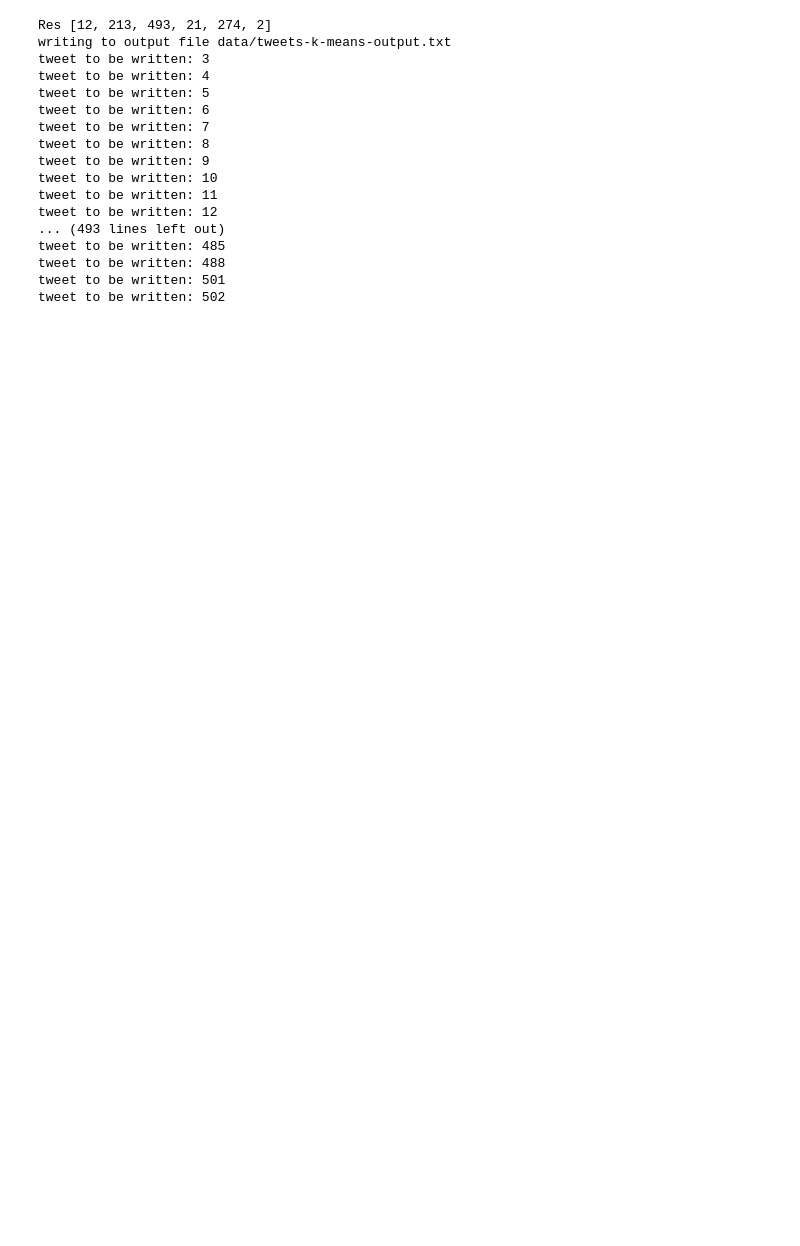
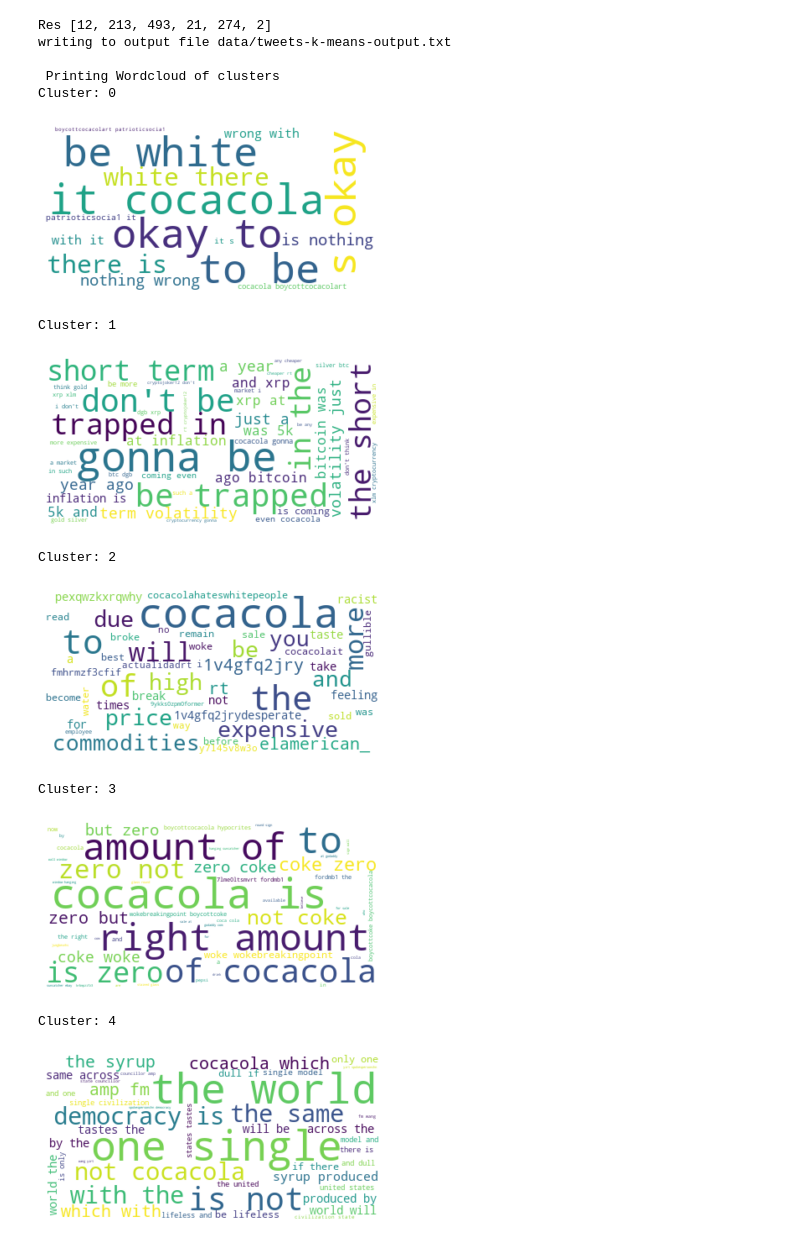
Before and after one commit to Prazhant/ISYE6740_Project, a Jupyter notebook: kmeans_clustering_jaccard.ipynb, the cells around one changed output. Cells and saved outputs as stored; diff of their text form; code cells hidden in the pictures; blank space fills up the shorter version.

Commit message:
Updated with wordcloud viz

```diff
--- a/kmeans_clustering_jaccard.ipynb
+++ b/kmeans_clustering_jaccard.ipynb
@@ -4,11 +7,4 @@ import numpy as np
 # %%
-# -*- coding: utf-8 -*-
-"""
-Created on Mon Apr  9 23:05:54 2018
-
-@author: patil
-"""
-
 import json,sys
 
 # Reading json file in a dictionary
@@ -116,6 +112,34 @@ def sum_squared_error(clusters, centroids, tweet_data):
             sse += jaccard_distance(tweet_data[tweet_id], tweet_data[centroids[cluster]]) ** 2
     return sse
 
+def printWordCloud(clusters,tweets_dict):
+    #result=pd.DataFrame({'Cluster':clusters,'Tweets':tweetList})
+    for k in clusters:
+        #print(k)
+        text=''
+        for l in clusters[k]:
+            #print(l)
+            #text = []
+            text+=tweets_dict[l]
+        text=text.lower()
+        text=' '.join([word for word in re.split(r"[-;,\s]\s*",text) \
+    #                  if word not in ['delta','deltaairlines','#delta','@delta','@deltaairlines','https','t','co'] and len(word) > 3
+                      ])
+
+        #print(text)
+        #smallwords = [word for word in text.split() if len(word) < 4]
+        #print("smallwords", smallwords)
+        exclude = ['https','t','co','that']
+        wordcloud = WordCloud(stopwords=exclude,max_font_size=50, max_words=50,background_color="white").generate(text)
+        print('Cluster: {}'.format(k))
+        #print('Tweets')
+        #tweets=tweets_dict[tweetClusters.cluster==k]['tweet']
+        #print(tweets.to_string(index=False))
+        plt.figure()
+        plt.imshow(wordcloud, interpolation="bilinear")
+        plt.axis("off")
+        plt.show()
+
 def main():
     # number_of_clusters = 25
     # initial_seeds_file = "InitialSeeds.txt"
@@ -145,46 +169,45 @@ def main():
 #         print("centroids dict",centroids_dict)
 #         print("tweets dict",tweets_dict)
         clusters = form_clusters(tweets_dict, centroids_dict)
         for cluster in clusters:
             new_centroids.append(find_new_centroids(clusters[cluster], tweets_dict))
         if new_centroids == centroids:
             break
         else:
             centroids = new_centroids
 
     output_result_file = open(outputfile, 'w')
     output_result_file.write("\n\nClusters:\n")
     print("writing to output file",outputfile)
     for cluster in clusters:
         output_result_file.write(str(cluster))
         output_result_file.write("\t")
         for tweet in clusters[cluster]:
-            print("tweet to be written:",tweet)
+            #print("tweet to be written:",tweet)
             output_result_file.write(str(tweet))
             output_result_file.write(", ")
         output_result_file.write("\n")
 
     output_result_file.write("\n\n")
     output_result_file.write("SSE: ")
     output_result_file.write(str(sum_squared_error(clusters, centroids, tweets_dict)))
 
+    print("\n Printing Wordcloud of clusters")
+    printWordCloud(clusters,tweets_dict)
 
 main()
 # %% [output]
 Res [12, 213, 493, 21, 274, 2]
 writing to output file data/tweets-k-means-output.txt
-tweet to be written: 3
-tweet to be written: 4
-tweet to be written: 5
-tweet to be written: 6
-tweet to be written: 7
-tweet to be written: 8
-tweet to be written: 9
-tweet to be written: 10
-tweet to be written: 11
-tweet to be written: 12
-... (493 lines left out)
-tweet to be written: 485
-tweet to be written: 488
-tweet to be written: 501
-tweet to be written: 502
+
+ Printing Wordcloud of clusters
+Cluster: 0
+[figure, added]
+Cluster: 1
+[figure, added]
+Cluster: 2
+[figure, added]
+Cluster: 3
+[figure, added]
+Cluster: 4
+[figure, added]
```
Also changed, not shown: parts of 5 cells of this notebook.
